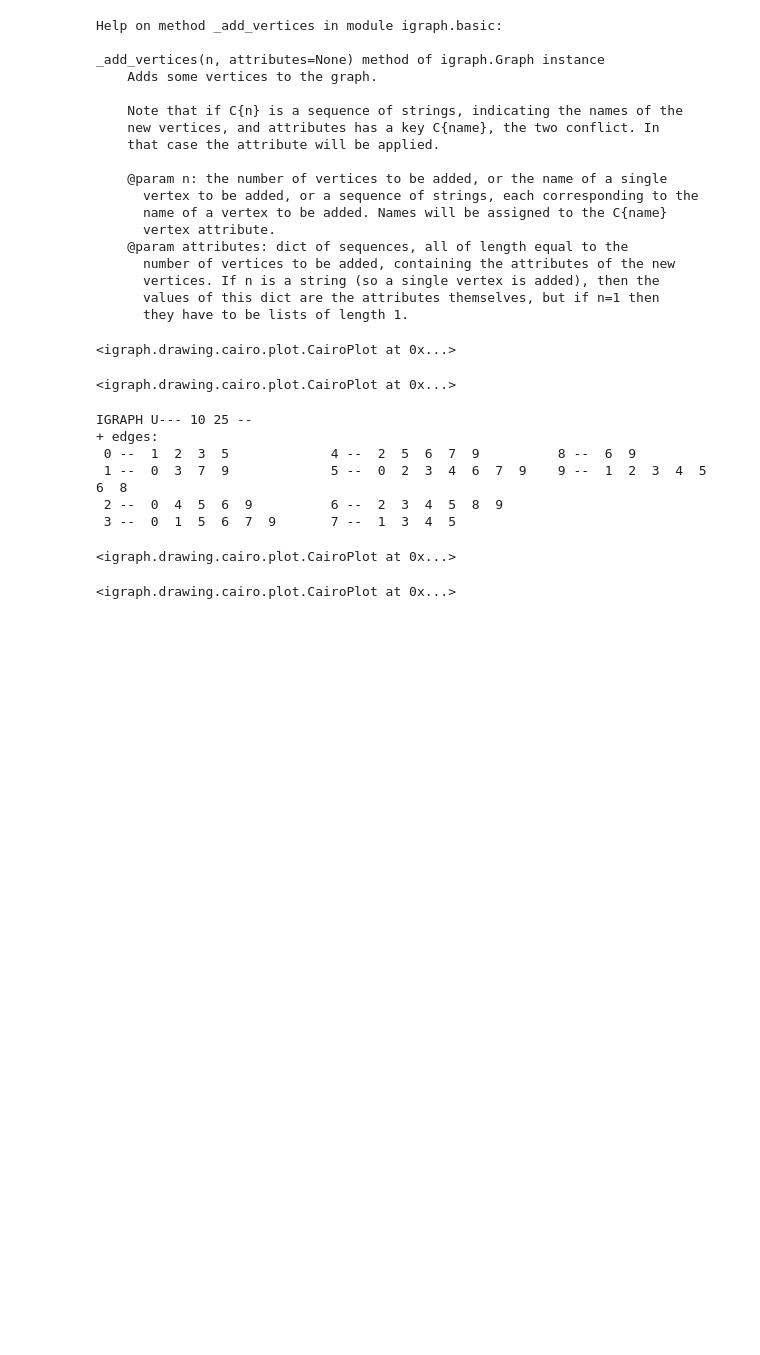
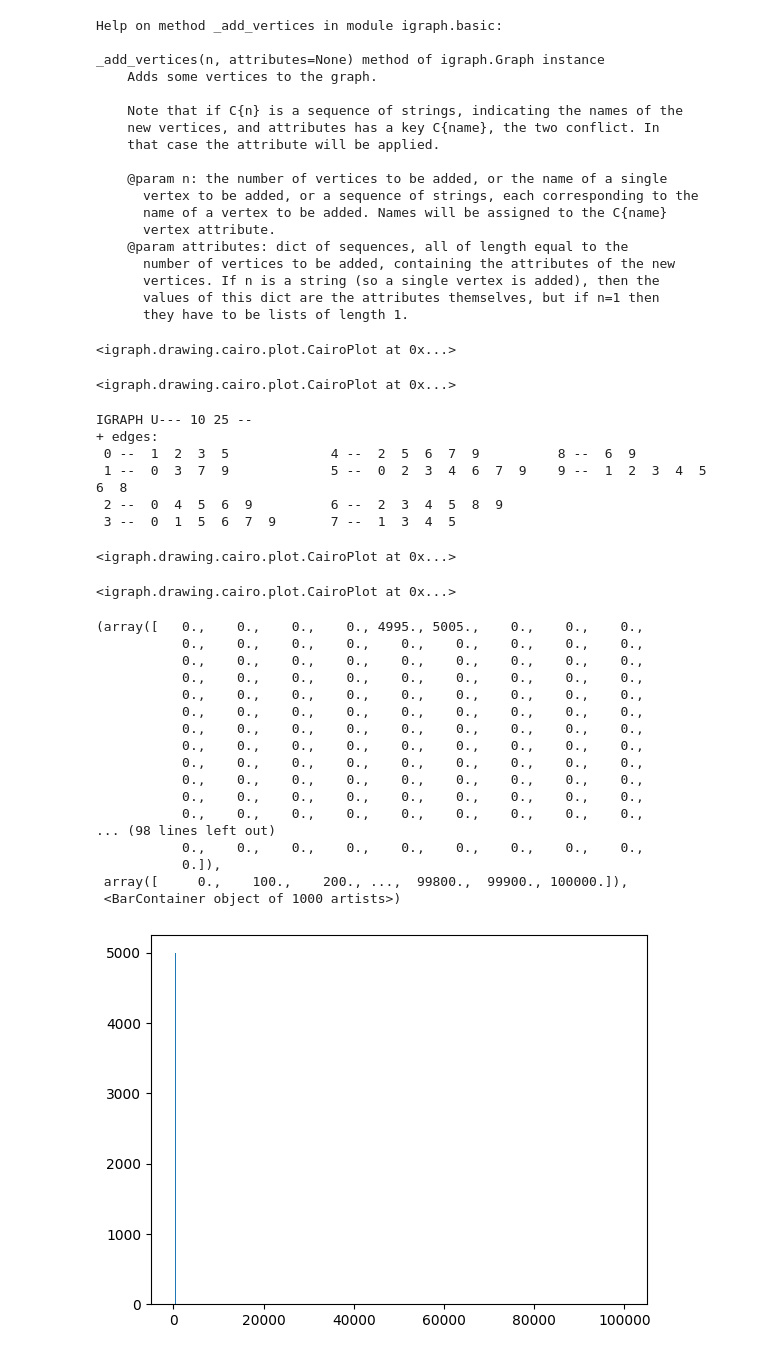
Before and after one commit to cagnol/ST2-Graphs-2024, a Jupyter notebook: notebook.ipynb, the cells around one changed output. Drawn from its saved outputs; the diff is of its cells as text; code cells hidden in the pictures; blank space fills up the shorter version.

```diff
--- a/notebook.ipynb
+++ b/notebook.ipynb
@@ -82,4 +82,23 @@ ig.plot(g2,bbox=(200,200),layout='circle',vertex_label=range(N))
 g3 = ig.Graph.Erdos_Renyi(10000,0.05)
 #ig.plot(g3,bbox=(300,300))
 # %%
-plt.hist(g3.degree(),bins=10000,range=[0,100000])
+plt.hist(g3.degree(),bins=1000,range=[0,100000])
+# %% [output]
+(array([   0.,    0.,    0.,    0., 4995., 5005.,    0.,    0.,    0.,
+           0.,    0.,    0.,    0.,    0.,    0.,    0.,    0.,    0.,
+           0.,    0.,    0.,    0.,    0.,    0.,    0.,    0.,    0.,
+           0.,    0.,    0.,    0.,    0.,    0.,    0.,    0.,    0.,
+           0.,    0.,    0.,    0.,    0.,    0.,    0.,    0.,    0.,
+           0.,    0.,    0.,    0.,    0.,    0.,    0.,    0.,    0.,
+           0.,    0.,    0.,    0.,    0.,    0.,    0.,    0.,    0.,
+           0.,    0.,    0.,    0.,    0.,    0.,    0.,    0.,    0.,
+           0.,    0.,    0.,    0.,    0.,    0.,    0.,    0.,    0.,
+           0.,    0.,    0.,    0.,    0.,    0.,    0.,    0.,    0.,
+           0.,    0.,    0.,    0.,    0.,    0.,    0.,    0.,    0.,
+           0.,    0.,    0.,    0.,    0.,    0.,    0.,    0.,    0.,
+... (98 lines left out)
+           0.,    0.,    0.,    0.,    0.,    0.,    0.,    0.,    0.,
+           0.]),
+ array([     0.,    100.,    200., ...,  99800.,  99900., 100000.]),
+ <BarContainer object of 1000 artists>)
+[figure, added]
```
